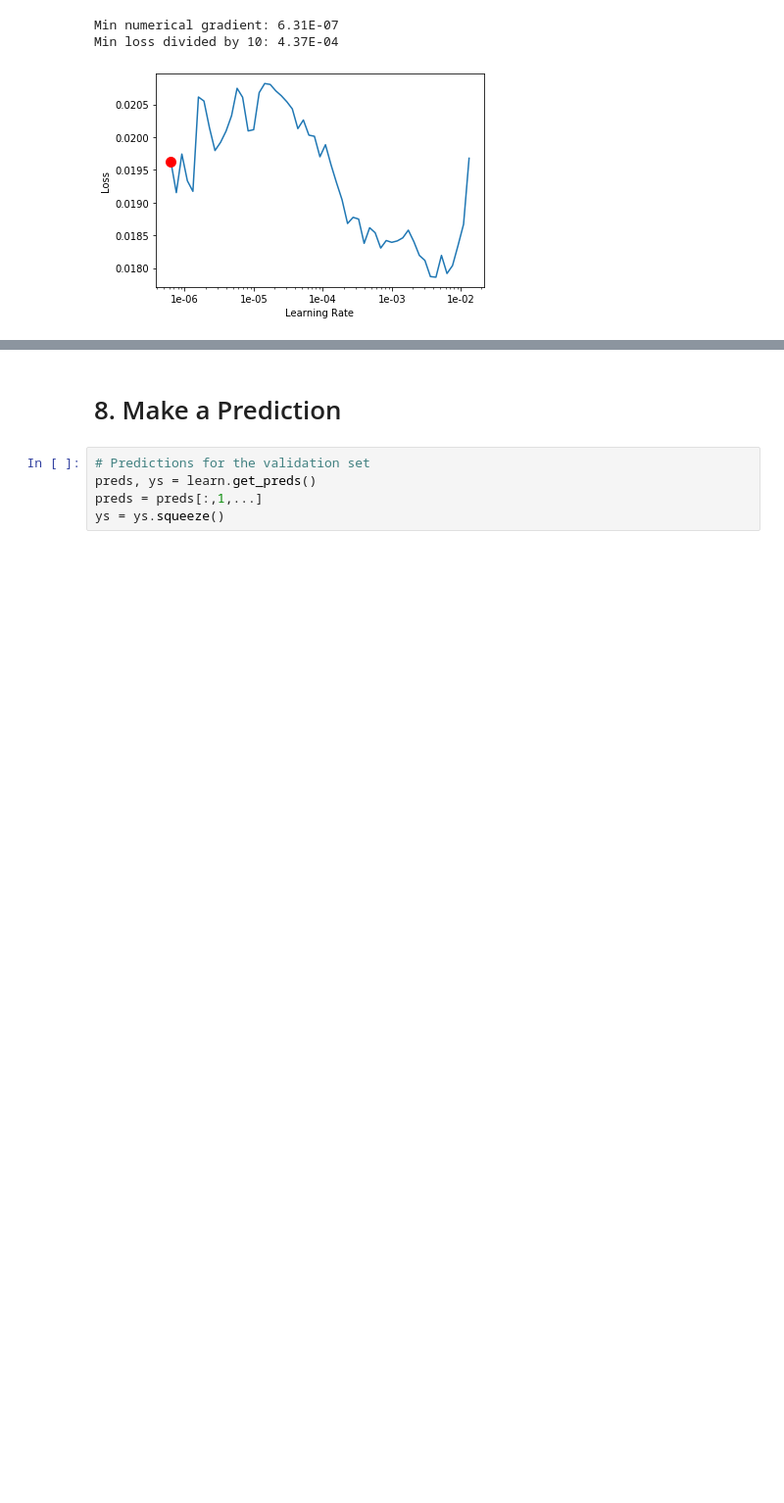
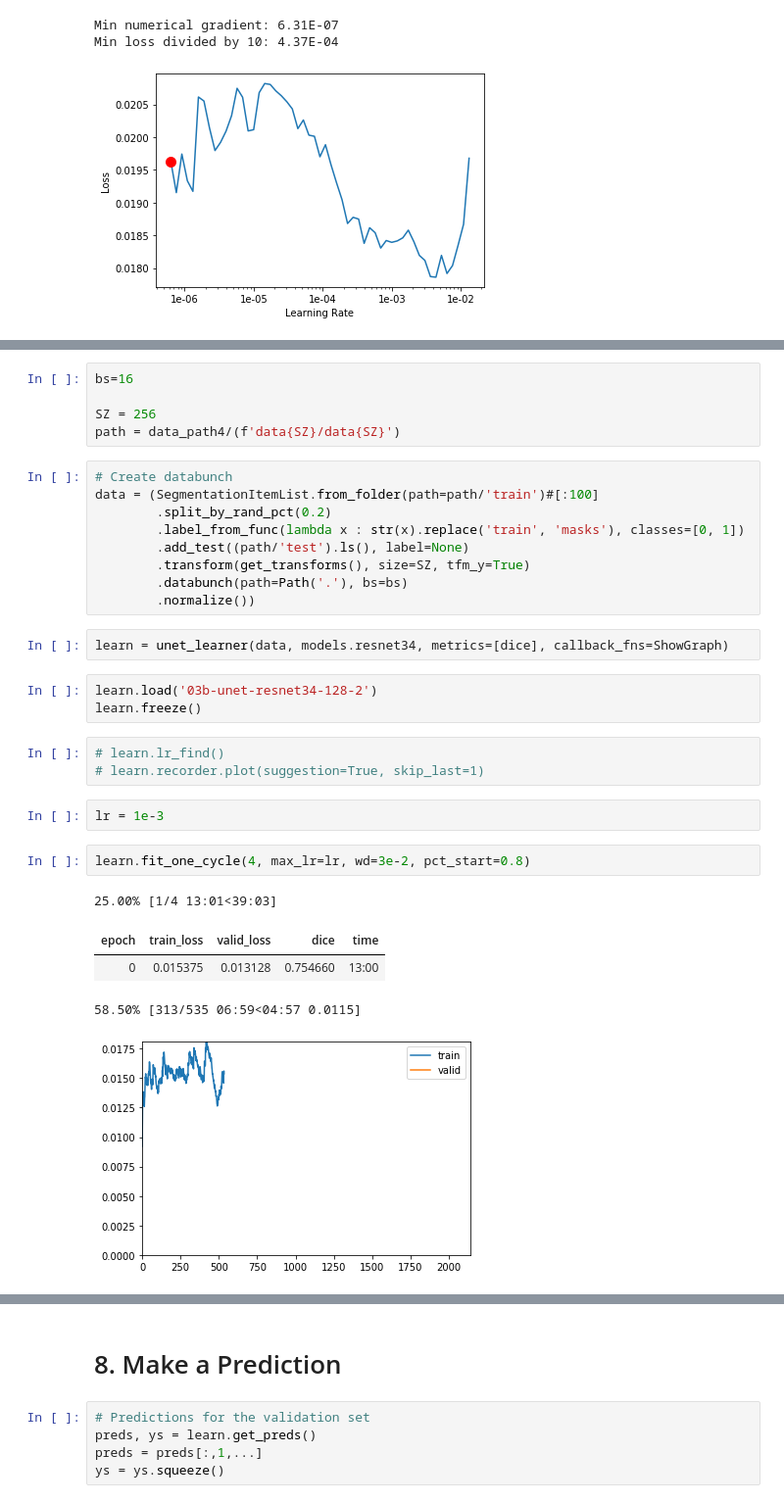
Before and after one commit to gnoparus/bualabs, a Jupyter notebook: nbs/03b-image-segmentation-siim-acr-pneumothorax-segmentation.ipynb, the cells around one changed output, grey strips where cells are left out. Shown at 98% size. Saved outputs shown, nothing was run; the diff lists cells and outputs as text; blank space fills up the shorter version.

```diff
--- a/nbs/03b-image-segmentation-siim-acr-pneumothorax-segmentation.ipynb
+++ b/nbs/03b-image-segmentation-siim-acr-pneumothorax-segmentation.ipynb
@@ -384,0 +437,32 @@ Min loss divided by 10: 4.37E-04
+# %%
+bs=16
+
+SZ = 256
+path = data_path4/(f'data{SZ}/data{SZ}')
+# %%
+# Create databunch
+data = (SegmentationItemList.from_folder(path=path/'train')#[:100]
+        .split_by_rand_pct(0.2)
+        .label_from_func(lambda x : str(x).replace('train', 'masks'), classes=[0, 1])
+        .add_test((path/'test').ls(), label=None)
+        .transform(get_transforms(), size=SZ, tfm_y=True)
+        .databunch(path=Path('.'), bs=bs)
+        .normalize())
+# %%
+learn = unet_learner(data, models.resnet34, metrics=[dice], callback_fns=ShowGraph)
+# %%
+learn.load('03b-unet-resnet34-128-2')
+learn.freeze()
+# %%
+# learn.lr_find()
+# learn.recorder.plot(suggestion=True, skip_last=1)
+# %%
+lr = 1e-3
+# %%
+learn.fit_one_cycle(4, max_lr=lr, wd=3e-2, pct_start=0.8)
+# %% [output]
+25.00% [1/4 13:01<39:03]
+| epoch | train_loss | valid_loss | dice | time |
+| 0 | 0.015375 | 0.013128 | 0.754660 | 13:00 |
+58.50% [313/535 06:59<04:57 0.0115]
+[figure, added]
```
Also changed, not shown: parts of 26 cells of this notebook.
